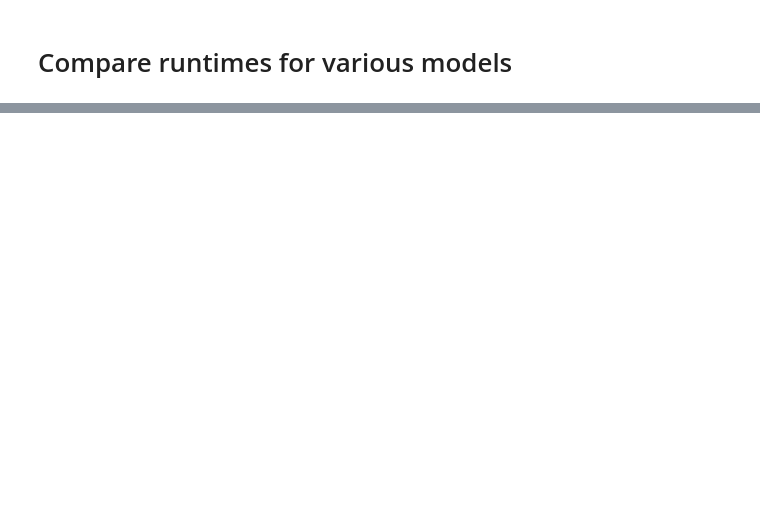
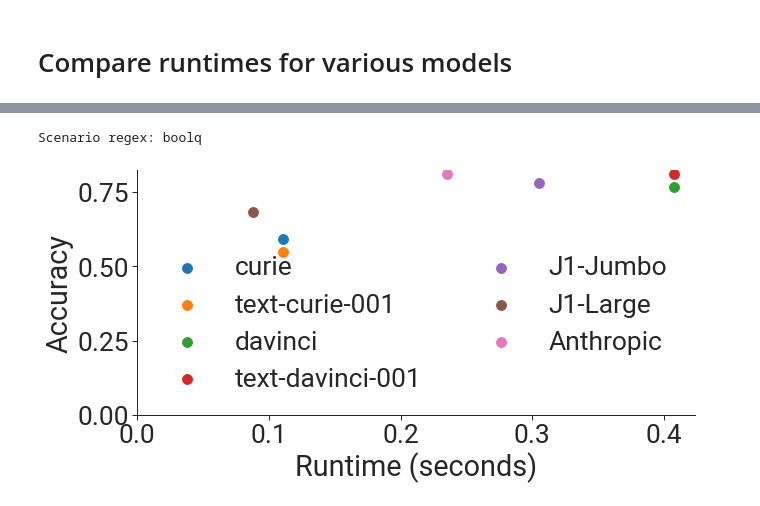
Before and after one commit to stanford-crfm/helm-efficiency, a Jupyter notebook: analyze_runtimes.ipynb, the cells around one changed output, grey strips where cells are left out. Drawn from its saved outputs; the diff is of its cells as text; code cells hidden in the pictures; blank space fills up the shorter version.

```diff
--- a/analyze_runtimes.ipynb
+++ b/analyze_runtimes.ipynb
@@ -315,0 +368,13 @@ plot_metric_cdf(runtimes_dict, "inference_runtime",
+# %%
+plot_metric1_versus_metric2(runtimes_dict, "inference_idealized_runtime",
+                            "exact_match",
+                            ["openai_curie", "openai_text-curie-001", "openai_davinci",
+                             "openai_text-davinci-001", "ai21_j1-jumbo", "ai21_j1-large",
+                             "anthropic_stanford-online-helpful-v4-s3"],
+                            r'boolq',
+                            ["curie", "text-curie-001", "davinci", "text-davinci-001",
+                             "J1-Jumbo", "J1-Large", "Anthropic"],
+                            "Runtime (seconds)", "Accuracy")
+# %% [output]
+Scenario regex: boolq
+[figure, added]
```
Also changed, not shown: parts of 10 cells of this notebook, 1 other file.
